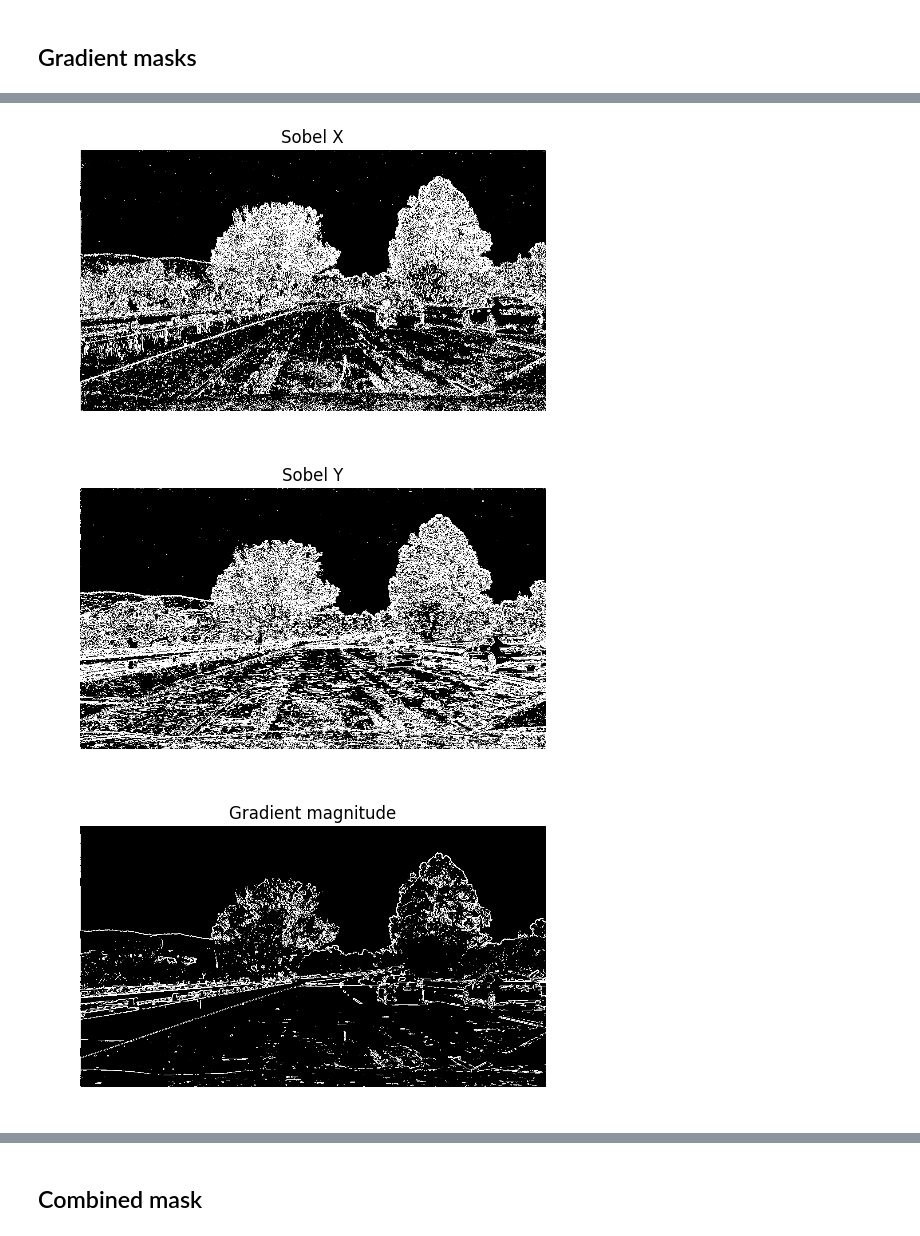
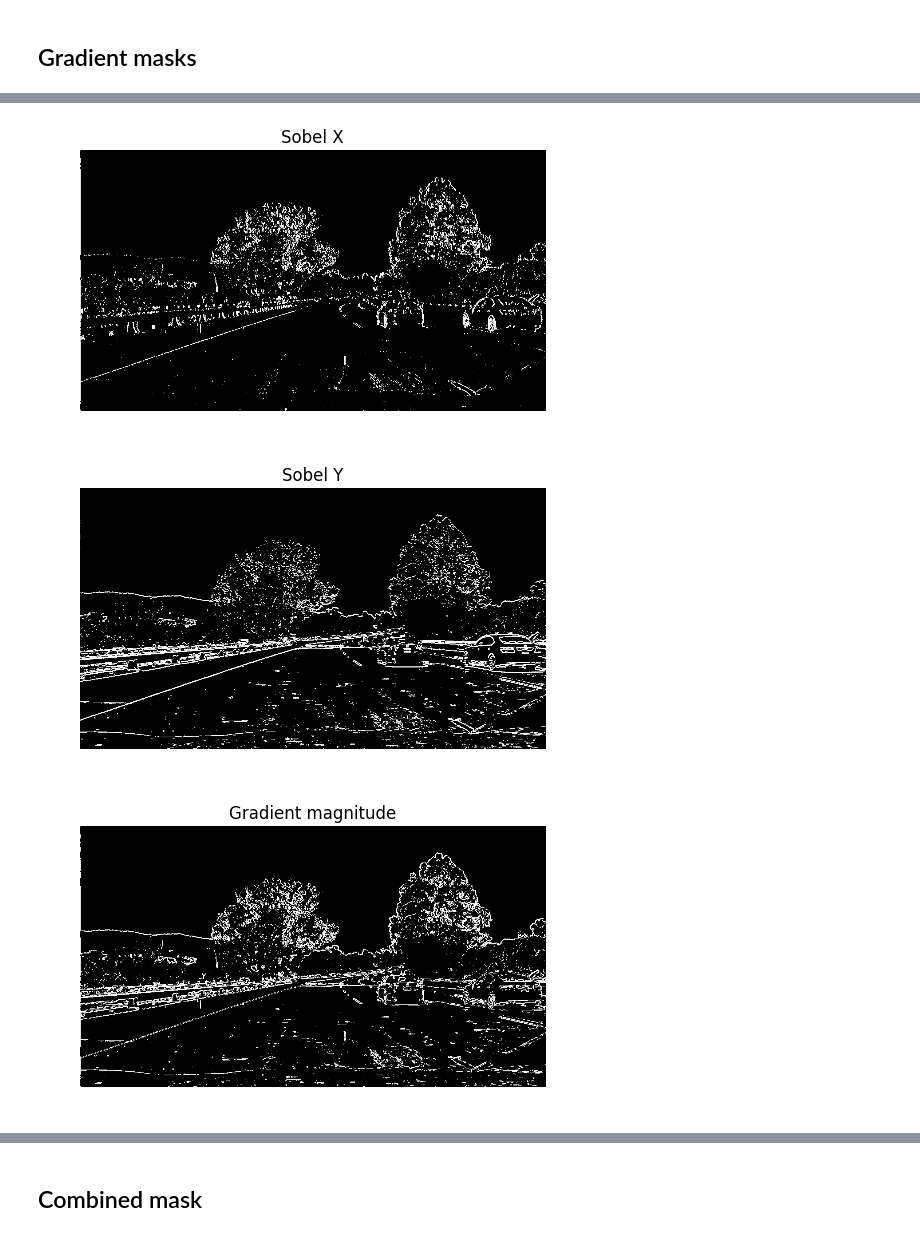
Before and after one commit to carlosgalvezp/Udacity-Self-Driving-Car-Nanodegree, a Jupyter notebook: term1/projects/p4-advanced-lane-finding/p4-advanced-lane-finding.ipynb, the cells around one changed output, grey strips where cells are left out. Saved outputs shown, nothing was run; the diff lists cells and outputs as text; code cells hidden in the pictures.

Commit message:
Tune masks and add sobel X

```diff
--- a/term1/projects/p4-advanced-lane-finding/p4-advanced-lane-finding.ipynb
+++ b/term1/projects/p4-advanced-lane-finding/p4-advanced-lane-finding.ipynb
@@ -117,0 +120,14 @@ save_doc_img(img_undistorted, 'img_undistorted')
+# %%
+def display_hls(img):
+    hls = cv2.cvtColor(img, cv2.COLOR_RGB2HLS)
+    titles = ['H', 'L', 'S']
+
+    for i in range(len(titles)):
+        plt.figure();
+        plt.imshow(hls[:, :, i], cmap='gray')
+        plt.axis('off')
+        plt.title(titles[i])
+
+test_img = './test_images/test1.jpg'
+img = mpimg.imread(test_img)
+display_hls(img)
@@ -125,3 +145,21 @@ def mask_img(img, thresh):
 
 def mask_to_rgb(img):
     return 255 * np.dstack((img, img, img))
+
+def saturation_mask(img, thresh=(100,255)):
+    # Convert to HLS
+    img_hls = cv2.cvtColor(img, cv2.COLOR_RGB2HLS)
+
+    # Create saturation mask
+    s_mask = mask_img(img_hls[:,:,2], thresh)
+
+    return s_mask
+
+test_img = './test_images/test1.jpg'
+img = mpimg.imread(test_img)
+plt.figure();
+plt.imshow(img);
+plt.title('Original');
+plt.figure();
+plt.imshow(saturation_mask(img, thresh = (100,255)), cmap='gray')
+plt.title('Saturation mask');
@@ -130,7 +171,7 @@ def mask_to_rgb(img):
 # %%
 def compute_sobel(img, orient, sobel_kernel=3):
      # Convert to grayscale
-    gray = cv2.cvtColor(img, cv2.COLOR_BGR2GRAY)
+    gray = cv2.cvtColor(img, cv2.COLOR_RGB2GRAY)
 
     # Take the derivative in x or y given orient = 'x' or 'y'
     if orient == 'x':
@@ -183,26 +224,26 @@ def dir_mask(img, sobel_kernel=3, thresh=(0, np.pi/2)):
 # %%
 test_img = './test_images/test1.jpg'
 img = mpimg.imread(test_img)
 plt.figure();
-plt.imshow(img)
+plt.imshow(img);
 plt.figure();
-plt.imshow(abs_sobel_mask(img, orient = 'x', thresh=(5,100)), cmap='gray');
+plt.imshow(abs_sobel_mask(img, orient = 'x', thresh=(25,255)), cmap='gray');
 plt.axis('off');
 plt.title('Sobel X');
 plt.figure();
-plt.imshow(abs_sobel_mask(img, orient = 'y', thresh=(5,100)), cmap='gray');
+plt.imshow(abs_sobel_mask(img, orient = 'y', thresh=(25,255)), cmap='gray');
 plt.axis('off');
 plt.title('Sobel Y');
 plt.figure();
 plt.imshow(mag_mask(img, thresh=(30,100)), cmap='gray');
 plt.axis('off');
 plt.title('Gradient magnitude');
 plt.figure();
-plt.imshow(dir_mask(img, thresh=(0.7, 1.3)), cmap='gray');
+plt.imshow(dir_mask(img, thresh=(0.7, 2.0)), cmap='gray');
 plt.axis('off');
 plt.title('Gradient direction');
 # %% [output]
 [figure]
-[figure, old version]
+[figure, new version]
-[figure, old version]
+[figure, new version]
-[figure, old version]
+[figure, new version]
```
Also changed, not shown: parts of 12 cells of this notebook, 17 other files.
